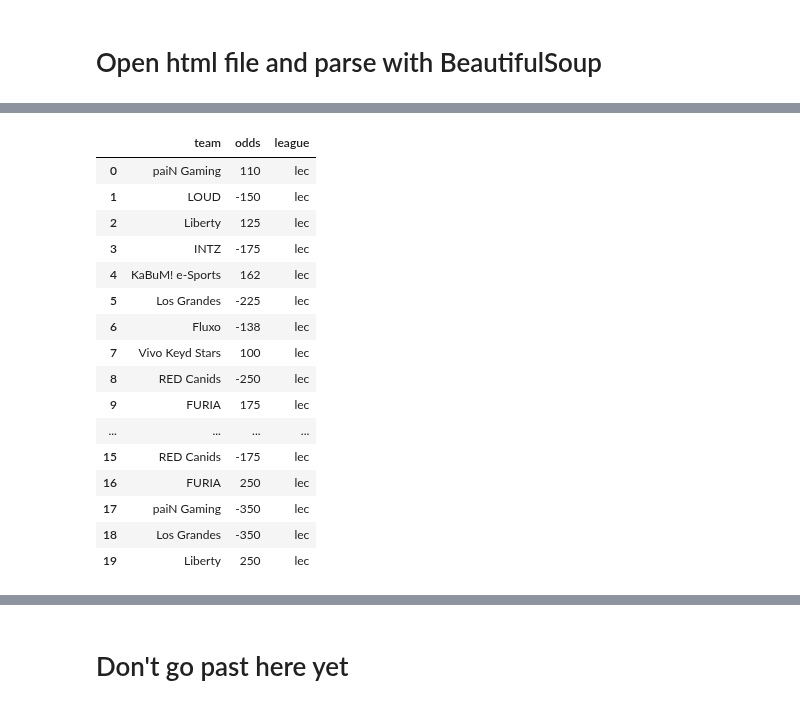
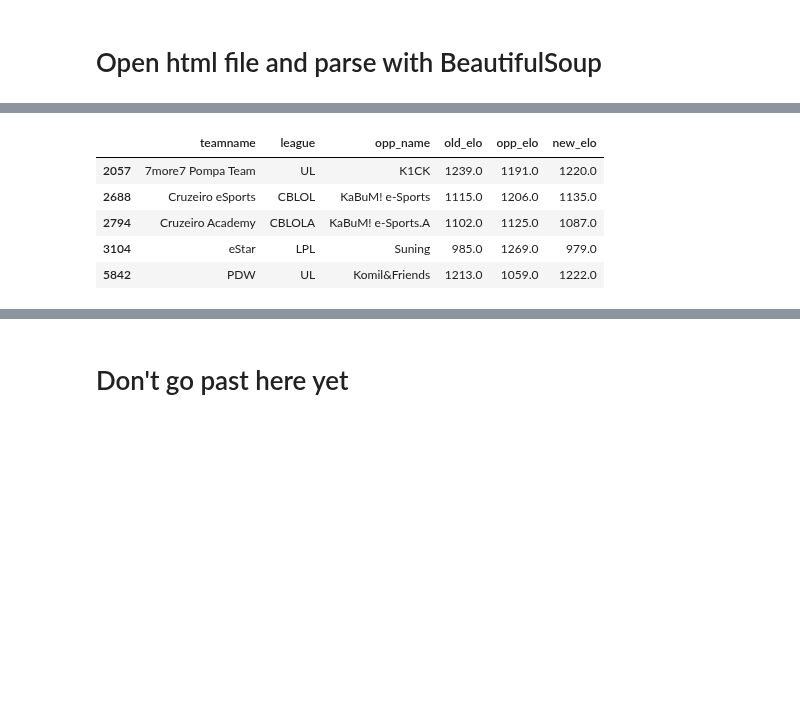
Before and after one commit to richie-p-meyer/league, a Jupyter notebook: scratch.ipynb, the cells around one changed output, grey strips where cells are left out. Drawn from its saved outputs; the diff is of its cells as text; code cells hidden in the pictures; blank space fills up the shorter version.

```diff
--- a/scratch.ipynb
+++ b/scratch.ipynb
@@ -432,21 +366,9 @@ pd.concat(temp)
-# %%
-df = pd.DataFrame({'team':team_list,'odds':odds_list,'league':'lec'})
-df
-# %% [output]
-|  | team | odds | league |
-| 0 | paiN Gaming | 110 | lec |
-| 1 | LOUD | -150 | lec |
-| 2 | Liberty | 125 | lec |
-| 3 | INTZ | -175 | lec |
-| 4 | KaBuM! e-Sports | 162 | lec |
-| 5 | Los Grandes | -225 | lec |
-| 6 | Fluxo | -138 | lec |
-| 7 | Vivo Keyd Stars | 100 | lec |
-| 8 | RED Canids | -250 | lec |
-| 9 | FURIA | 175 | lec |
-| ... | ... | ... | ... |
-| 15 | RED Canids | -175 | lec |
-| 16 | FURIA | 250 | lec |
-| 17 | paiN Gaming | -350 | lec |
-| 18 | Los Grandes | -350 | lec |
-| 19 | Liberty | 250 | lec |
+# %%
+current_elo.head()
+# %% [output]
+|  | teamname | league | opp_name | old_elo | opp_elo | new_elo |
+| 2057 | 7more7 Pompa Team | UL | K1CK | 1239.0 | 1191.0 | 1220.0 |
+| 2688 | Cruzeiro eSports | CBLOL | KaBuM! e-Sports | 1115.0 | 1206.0 | 1135.0 |
+| 2794 | Cruzeiro Academy | CBLOLA | KaBuM! e-Sports.A | 1102.0 | 1125.0 | 1087.0 |
+| 3104 | eStar | LPL | Suning | 985.0 | 1269.0 | 979.0 |
+| 5842 | PDW | UL | Komil&Friends | 1213.0 | 1059.0 | 1222.0 |
```
Also changed, not shown: parts of 19 cells of this notebook, 2 other files.
